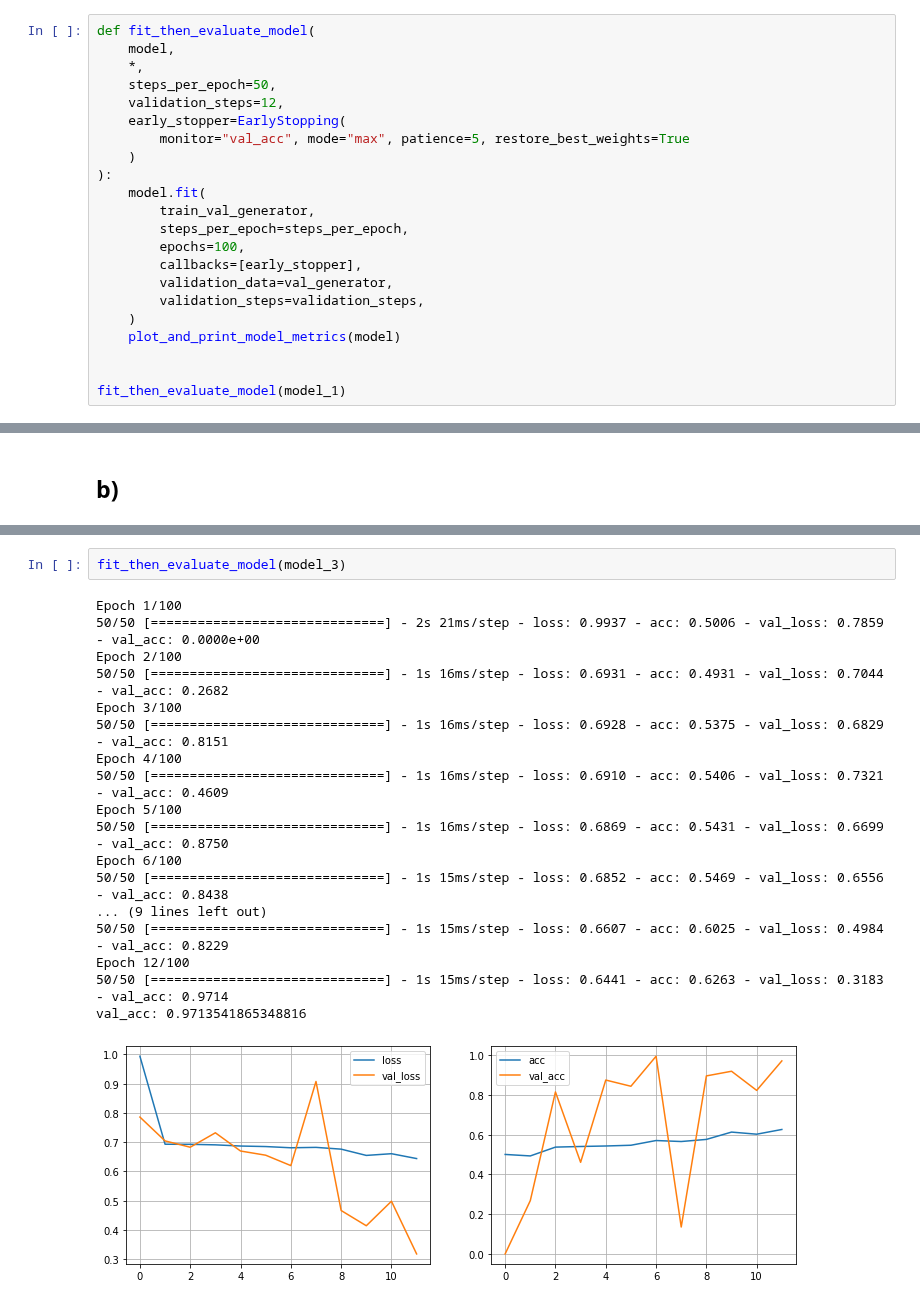
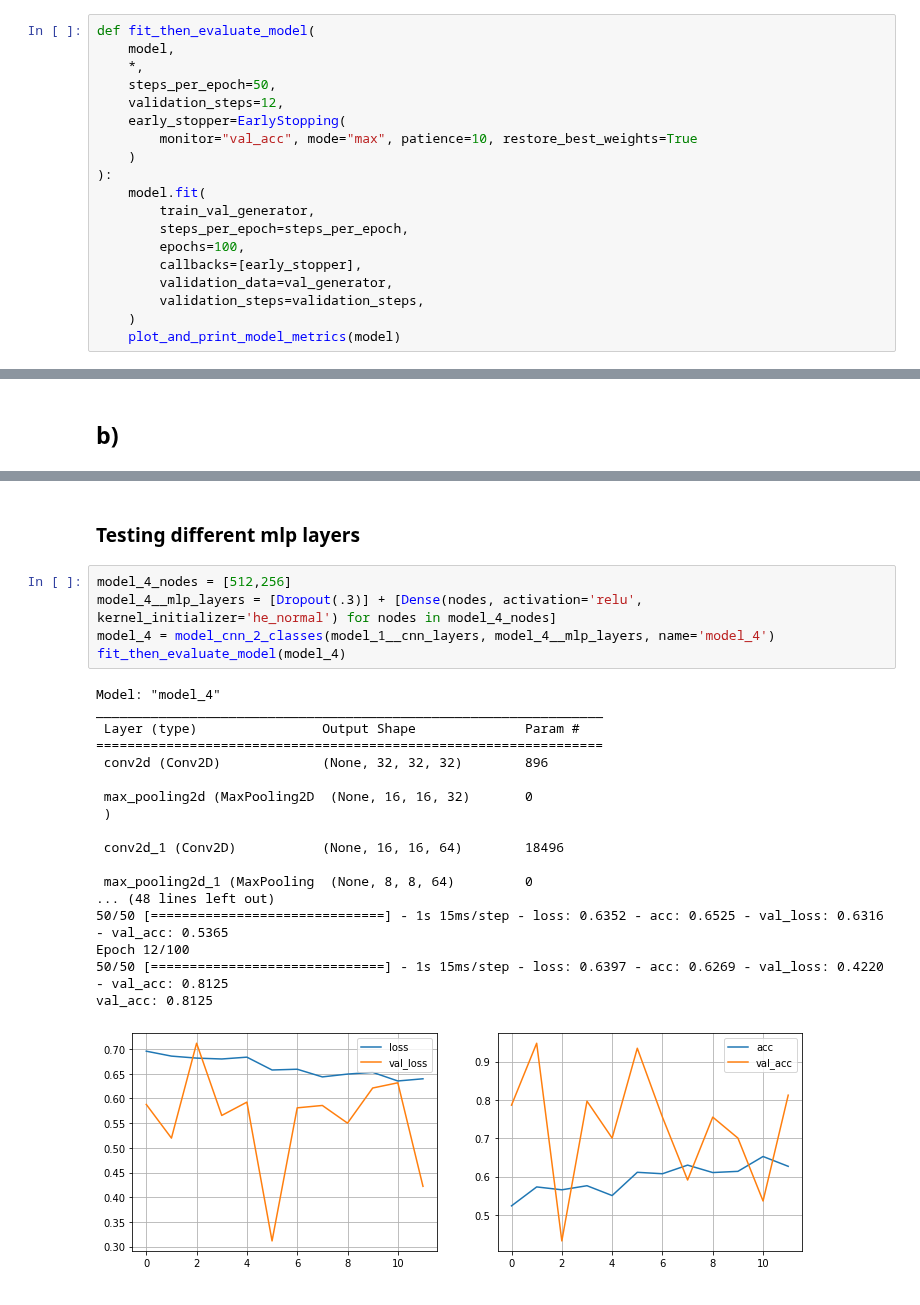
Before and after one commit to felix-tjernberg/ai21-deep-learning, a Jupyter notebook: lab/2_train_models.ipynb, the cells around one changed output, grey strips where cells are left out. Saved outputs shown, nothing was run; the diff lists cells and outputs as text.

```diff
--- a/lab/2_train_models.ipynb
+++ b/lab/2_train_models.ipynb
@@ -99,7 +99,7 @@ def fit_then_evaluate_model(
     steps_per_epoch=50,
     validation_steps=12,
     early_stopper=EarlyStopping(
-        monitor="val_acc", mode="max", patience=5, restore_best_weights=True
+        monitor="val_acc", mode="max", patience=10, restore_best_weights=True
     )
 ):
     model.fit(
@@ -111,6 +111,3 @@ def fit_then_evaluate_model(
         validation_steps=validation_steps,
     )
     plot_and_print_model_metrics(model)
-
-
-fit_then_evaluate_model(model_1)
@@ -212,21 +215,26 @@ _________________________________________________________________
-# %%
-fit_then_evaluate_model(model_3)
-# %% [output]
-Epoch 1/100
-50/50 [==============================] - 2s 21ms/step - loss: 0.9937 - acc: 0.5006 - val_loss: 0.7859 - val_acc: 0.0000e+00
-Epoch 2/100
-50/50 [==============================] - 1s 16ms/step - loss: 0.6931 - acc: 0.4931 - val_loss: 0.7044 - val_acc: 0.2682
-Epoch 3/100
-50/50 [==============================] - 1s 16ms/step - loss: 0.6928 - acc: 0.5375 - val_loss: 0.6829 - val_acc: 0.8151
-Epoch 4/100
-50/50 [==============================] - 1s 16ms/step - loss: 0.6910 - acc: 0.5406 - val_loss: 0.7321 - val_acc: 0.4609
-Epoch 5/100
-50/50 [==============================] - 1s 16ms/step - loss: 0.6869 - acc: 0.5431 - val_loss: 0.6699 - val_acc: 0.8750
-Epoch 6/100
-50/50 [==============================] - 1s 15ms/step - loss: 0.6852 - acc: 0.5469 - val_loss: 0.6556 - val_acc: 0.8438
-... (9 lines left out)
-50/50 [==============================] - 1s 15ms/step - loss: 0.6607 - acc: 0.6025 - val_loss: 0.4984 - val_acc: 0.8229
-Epoch 12/100
-50/50 [==============================] - 1s 15ms/step - loss: 0.6441 - acc: 0.6263 - val_loss: 0.3183 - val_acc: 0.9714
-val_acc: 0.9713541865348816
-[figure, removed]
+# %% [markdown]
+### Testing different mlp layers
+# %%
+model_4_nodes = [512,256]
+model_4__mlp_layers = [Dropout(.3)] + [Dense(nodes, activation='relu', kernel_initializer='he_normal') for nodes in model_4_nodes]
+model_4 = model_cnn_2_classes(model_1__cnn_layers, model_4__mlp_layers, name='model_4')
+fit_then_evaluate_model(model_4)
+# %% [output]
+Model: "model_4"
+_________________________________________________________________
+ Layer (type)                Output Shape              Param #
+=================================================================
+ conv2d (Conv2D)             (None, 32, 32, 32)        896
+
+ max_pooling2d (MaxPooling2D  (None, 16, 16, 32)       0
+ )
+
+ conv2d_1 (Conv2D)           (None, 16, 16, 64)        18496
+
+ max_pooling2d_1 (MaxPooling  (None, 8, 8, 64)         0
+... (48 lines left out)
+50/50 [==============================] - 1s 15ms/step - loss: 0.6352 - acc: 0.6525 - val_loss: 0.6316 - val_acc: 0.5365
+Epoch 12/100
+50/50 [==============================] - 1s 15ms/step - loss: 0.6397 - acc: 0.6269 - val_loss: 0.4220 - val_acc: 0.8125
+val_acc: 0.8125
+[figure, added]
```
Also changed, not shown: parts of 9 cells of this notebook.
